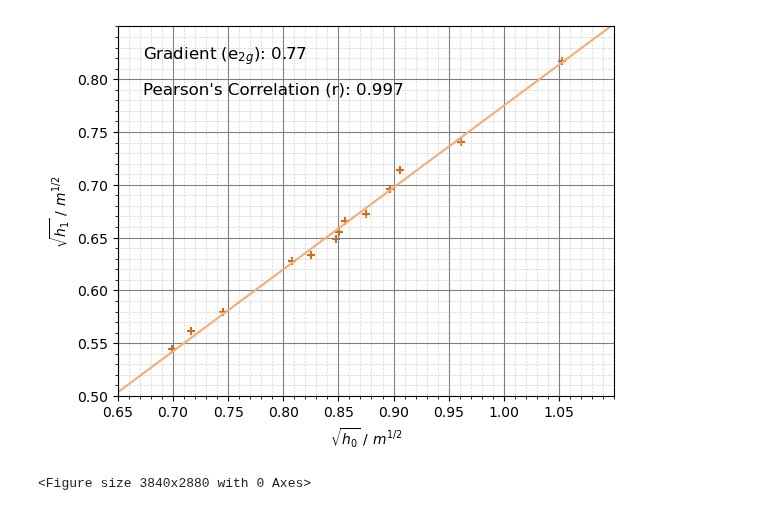
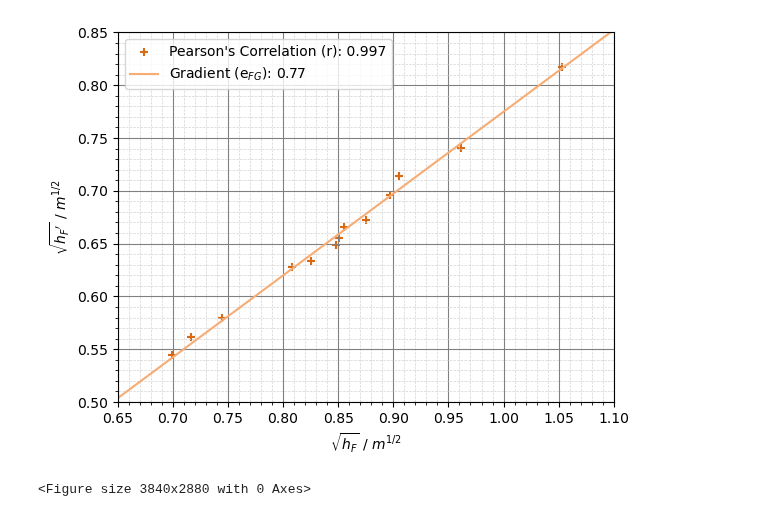
Before and after one commit to Aaryan-Varshney/practical-project-25, a Jupyter notebook: football-ground-COR.ipynb, the cells around one changed output. Saved outputs shown, nothing was run; the diff lists cells and outputs as text; code cells hidden in the pictures.

```diff
--- a/football-ground-COR.ipynb
+++ b/football-ground-COR.ipynb
@@ -25,41 +25,39 @@ line_colour = '#f7ac73'
 xlims = (0.65, 1.1)
 ylims = (0.5, 0.85)
 
-plt.scatter(x, y, marker ='+', color=cross_colour)
+plt.scatter(x, y, marker ='+', color=cross_colour, label = f'Pearson\'s Correlation (r): {round(corr, 3)}')
 
-plt.xlabel(r'$\sqrt{h_0}$ / $m^{1/2}$')
-plt.ylabel(r'$\sqrt{h_1}$ / $m^{1/2}$')
+plt.xlabel(r'$\sqrt{h_F}$ / $m^{1/2}$')
+plt.ylabel(r"$\sqrt{{h_F}'}$ / $m^{1/2}$")
 
 # Calculate the slope of the trendline passing through the origin
 slope = np.sum(x * y) / np.sum(x * x)
 
 # Generate trendline values
 trendline_x = np.linspace(0, 1.5, 100)
 trendline_y = slope * trendline_x
 
 # Plot the trendline
-plt.plot(trendline_x, trendline_y, color=line_colour)
-plt.text(0.05, 0.95, f'Gradient (e$_{{2g}}$): {round(slope, 2)}', transform=plt.gca().transAxes, fontsize=12, verticalalignment='top')
-plt.text(0.05, 0.85, f'Pearson\'s Correlation (r): {round(corr, 3)}', transform=plt.gca().transAxes, fontsize=12, verticalalignment='top')
+plt.plot(trendline_x, trendline_y, color=line_colour, label = f"Gradient (e$_{{FG}}$): {round(slope, 2)}")
 
 # Set the scale of both axes to be from 0 to 1
 plt.xlim(xlims)
 plt.ylim(ylims)
 
-x_tick_positions = np.arange(xlims[0], xlims[1], 0.05)  # From 0.65 to 1.1 with step 0.05
+x_tick_positions = np.arange(xlims[0], xlims[1] + 0.01, 0.05)  # From 0.65 to 1.1 with step 0.05
 plt.xticks(x_tick_positions)
 
-y_tick_positions = np.arange(ylims[0], ylims[1], 0.05)  # From 0.5 to 0.85 with step 0.05
+y_tick_positions = np.arange(ylims[0], ylims[1] + 0.01, 0.05)  # From 0.5 to 0.85 with step 0.05
 plt.yticks(y_tick_positions)
 
 # Add gridlines
 plt.grid(which='major', color='gray', linestyle='-', linewidth=0.8)  # Major gridlines
 plt.minorticks_on()  # Enable minor ticks
 plt.grid(which='minor', color='lightgray', linestyle='--', linewidth=0.5)  # Minor gridlines
 
-# Minor ticks will automatically appear halfway between major ticks
+plt.legend()
 plt.figure(dpi=600)
 plt.show()
 # %% [output]
-[figure, old version]
+[figure, new version]
 <Figure size 3840x2880 with 0 Axes>
```
Also changed, not shown: 2 other files.
